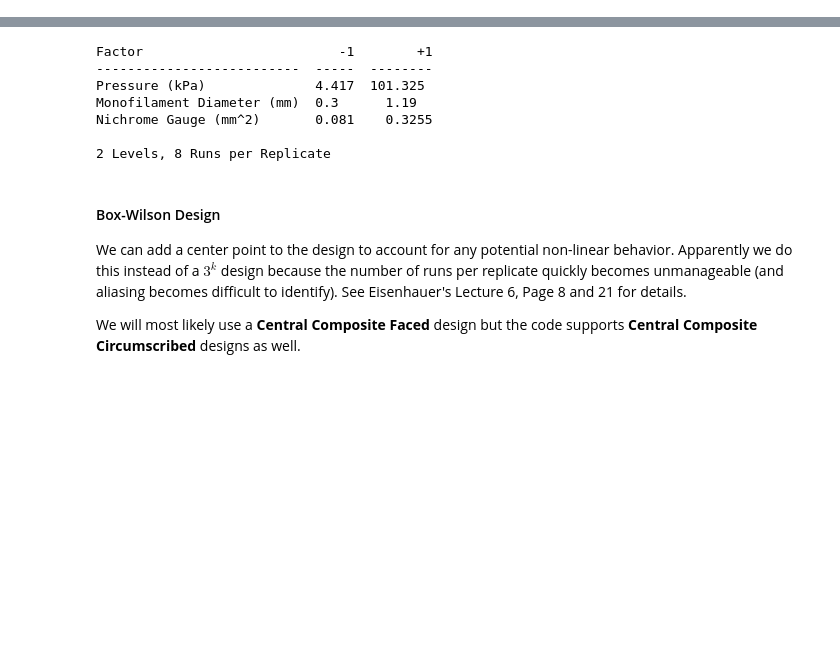
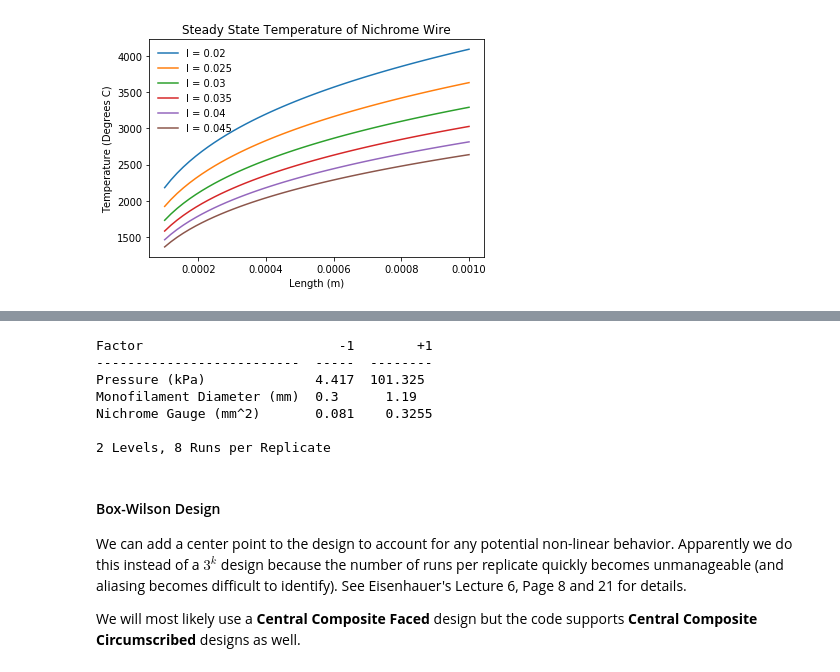
Before and after one commit to oresat/oresat-structure, a Jupyter notebook: Capstone/Burnwire/Burnwire_Experimentation.ipynb, the cells around one changed output, grey strips where cells are left out. Drawn from its saved outputs; the diff is of its cells as text; code cells hidden in the pictures; blank space fills up the shorter version.

```diff
--- a/Capstone/Burnwire/Burnwire_Experimentation.ipynb
+++ b/Capstone/Burnwire/Burnwire_Experimentation.ipynb
@@ -76,0 +50,24 @@ Various gauges of NiChrome and monofilament will be tested at different ambient
+# %%
+import math
+import numpy as np
+import matplotlib.pyplot as plt
+
+V = (3.5 + 4.2)/2
+rho = (1.0e-6 + 1.5e-6)/2
+epsilon = (0.65 + 0.79)/2
+sigma = 5.67e-8
+
+l = np.r_[0.02:0.05:0.005]
+r = np.linspace(0.0001, 0.001)
+
+for length in l:
+    T = np.power(((V**2*r)/(2*epsilon*sigma*rho*length**2)), 1/4) - 272.15
+    plt.plot(r, T, label = "l = " + str(length))
+
+plt.legend(loc='upper left', frameon=False)
+plt.title("Steady State Temperature of Nichrome Wire")
+plt.xlabel("Length (m)")
+plt.ylabel("Temperature (Degrees C)")
+plt.show()
+# %% [output]
+[figure, added]
```
Also changed, not shown: parts of 5 cells of this notebook.
